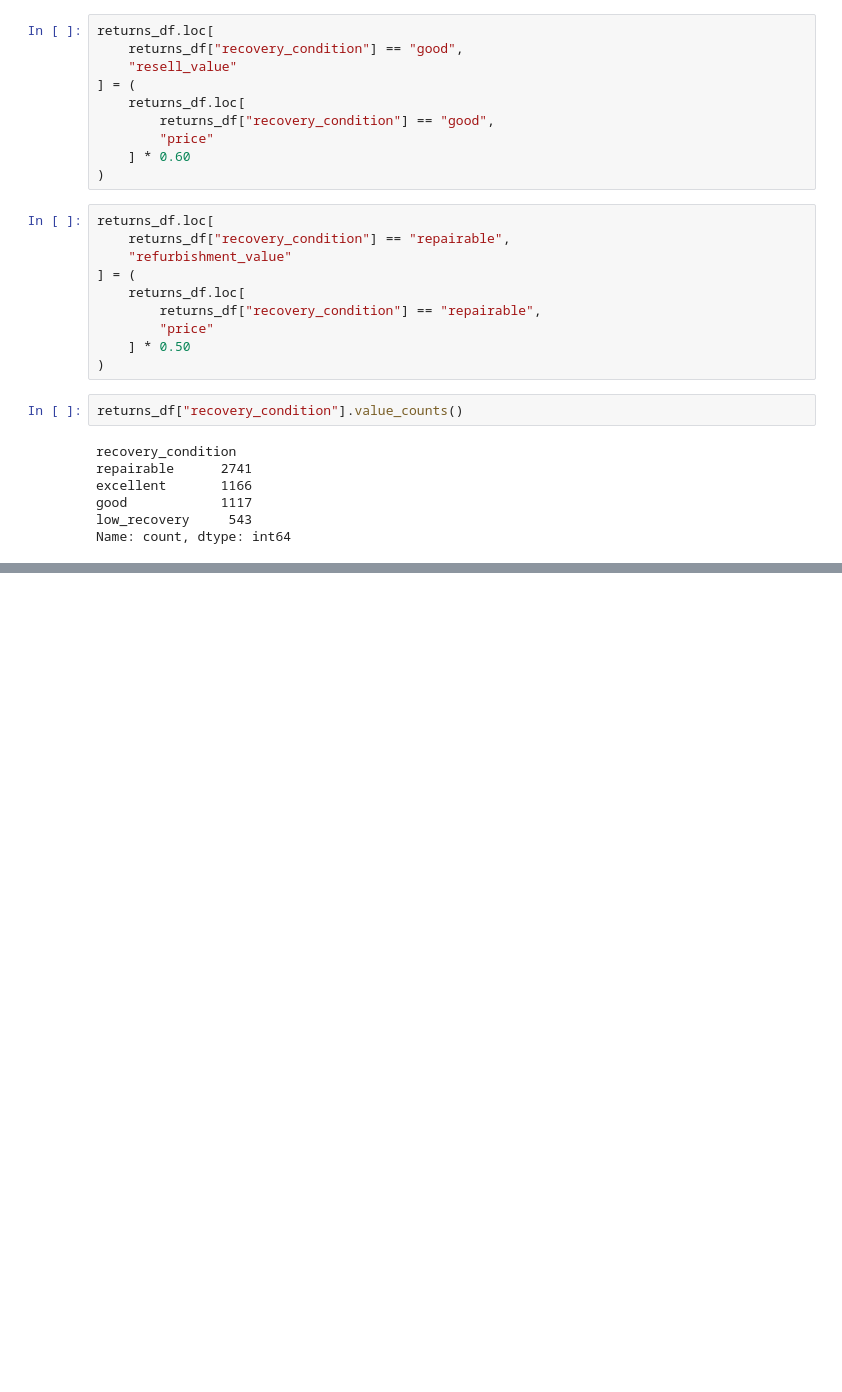
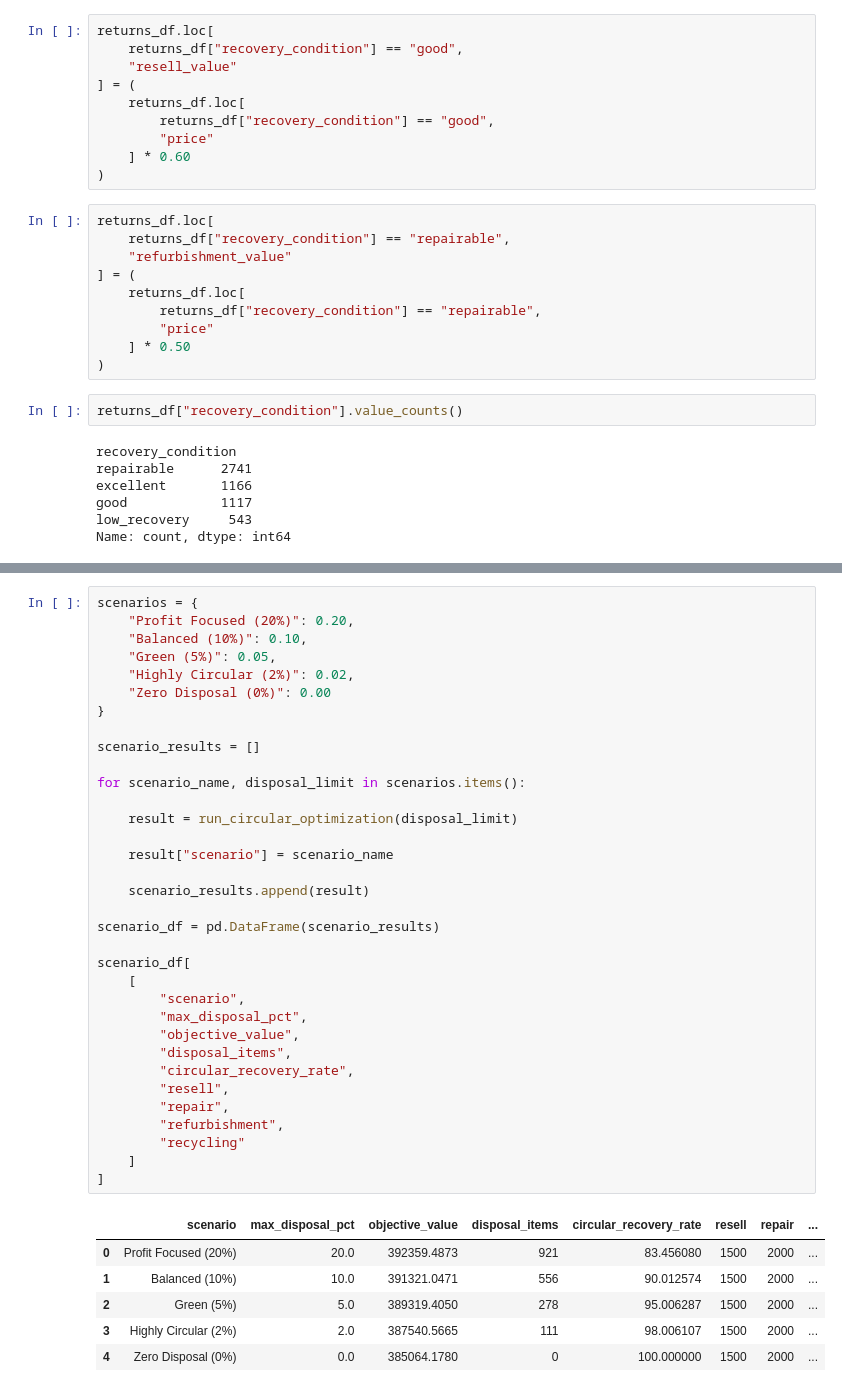
Before and after one commit to abhisarthak/AI-Driven-Circular-Supply-Chain-Optimization, a Jupyter notebook: notebooks/02_data_preprocessing.ipynb, the cells around one changed output, grey strips where cells are left out. Cells and saved outputs as stored; diff of their text form; blank space fills up the shorter version.

```diff
--- a/notebooks/02_data_preprocessing.ipynb
+++ b/notebooks/02_data_preprocessing.ipynb
@@ -1184,0 +2137,41 @@ Name: count, dtype: int64
+# %%
+scenarios = {
+    "Profit Focused (20%)": 0.20,
+    "Balanced (10%)": 0.10,
+    "Green (5%)": 0.05,
+    "Highly Circular (2%)": 0.02,
+    "Zero Disposal (0%)": 0.00
+}
+
+scenario_results = []
+
+for scenario_name, disposal_limit in scenarios.items():
+
+    result = run_circular_optimization(disposal_limit)
+
+    result["scenario"] = scenario_name
+
+    scenario_results.append(result)
+
+scenario_df = pd.DataFrame(scenario_results)
+
+scenario_df[
+    [
+        "scenario",
+        "max_disposal_pct",
+        "objective_value",
+        "disposal_items",
+        "circular_recovery_rate",
+        "resell",
+        "repair",
+        "refurbishment",
+        "recycling"
+    ]
+]
+# %% [output]
+|  | scenario | max_disposal_pct | objective_value | disposal_items | circular_recovery_rate | resell | repair | ... |
+| 0 | Profit Focused (20%) | 20.0 | 392359.4873 | 921 | 83.456080 | 1500 | 2000 | ... |
+| 1 | Balanced (10%) | 10.0 | 391321.0471 | 556 | 90.012574 | 1500 | 2000 | ... |
+| 2 | Green (5%) | 5.0 | 389319.4050 | 278 | 95.006287 | 1500 | 2000 | ... |
+| 3 | Highly Circular (2%) | 2.0 | 387540.5665 | 111 | 98.006107 | 1500 | 2000 | ... |
+| 4 | Zero Disposal (0%) | 0.0 | 385064.1780 | 0 | 100.000000 | 1500 | 2000 | ... |
```
Also changed, not shown: parts of 63 cells of this notebook.
